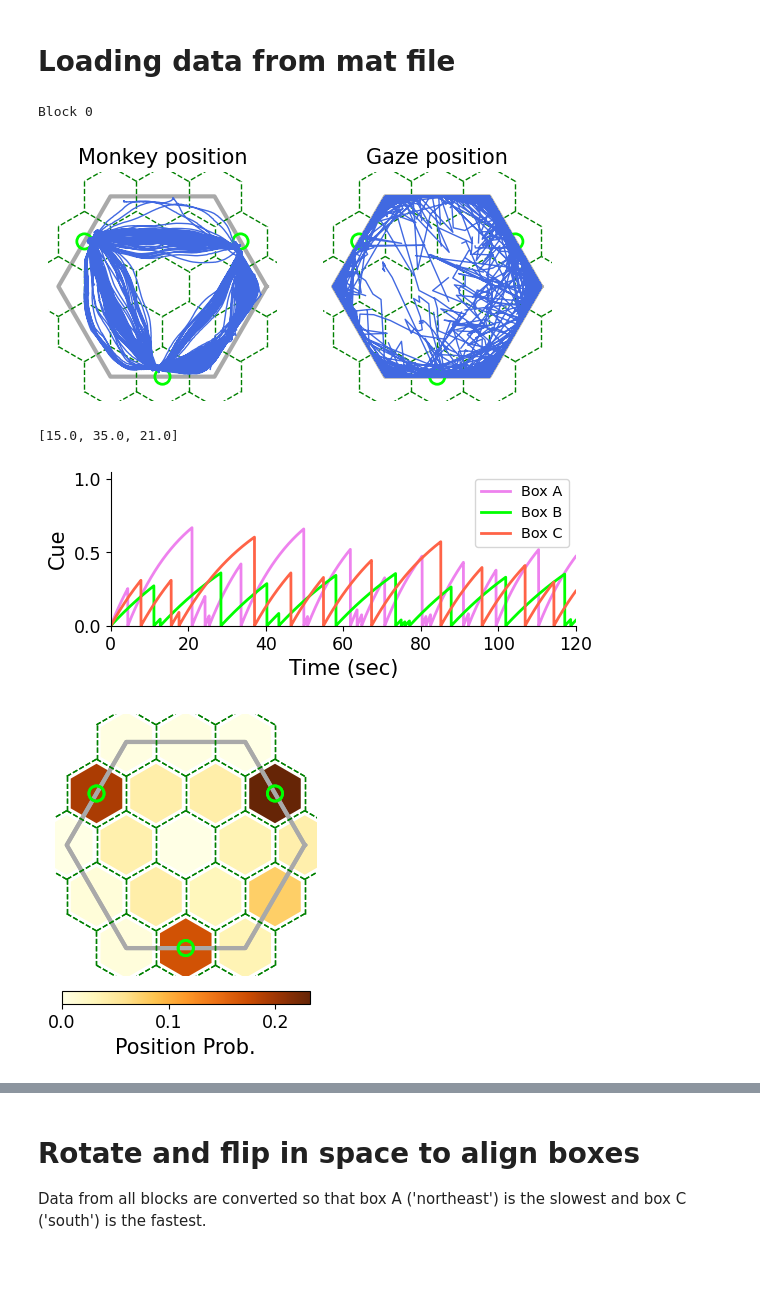
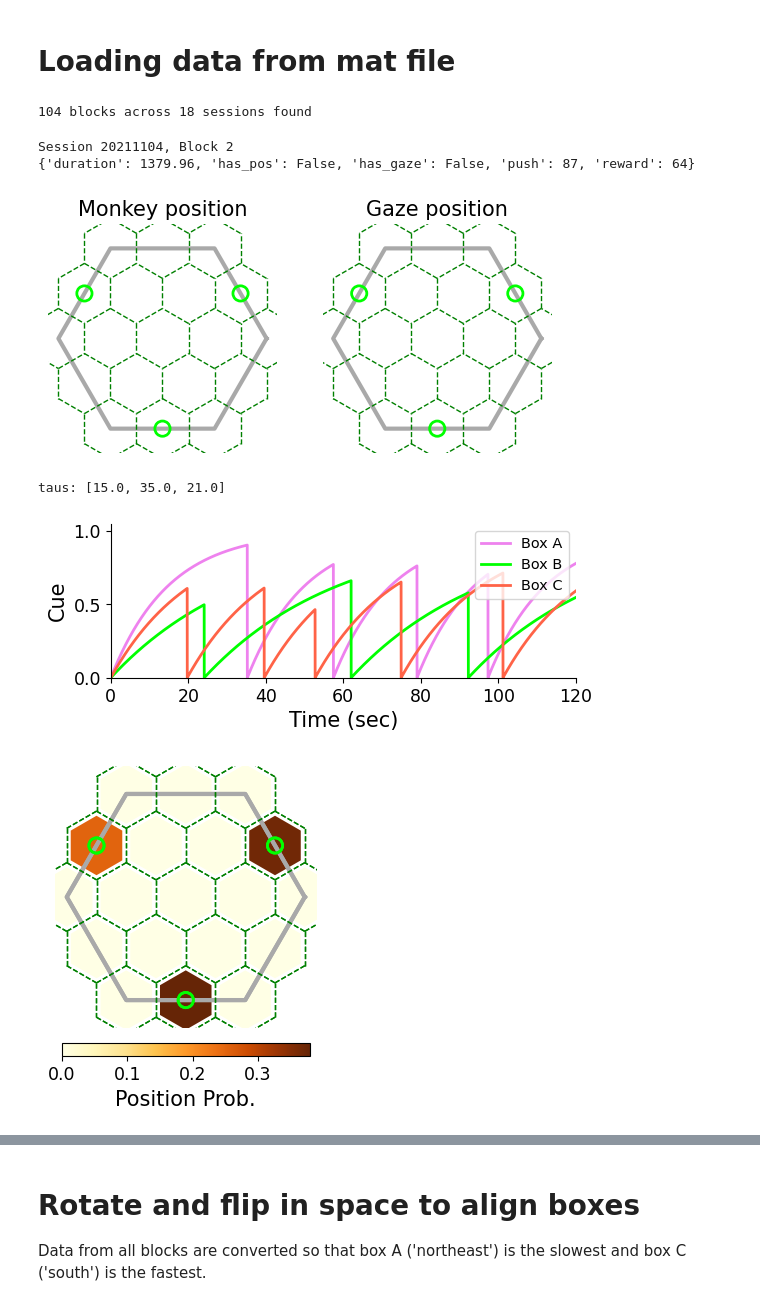
Before and after one commit to XaqLab/hex-arena, a Jupyter notebook: load-data.ipynb, the cells around one changed output, grey strips where cells are left out. Cells and saved outputs as stored; diff of their text form; code cells hidden in the pictures; blank space fills up the shorter version.

```diff
--- a/load-data.ipynb
+++ b/load-data.ipynb
@@ -15,20 +15,31 @@ import os
 
 FIG_PATH = Path('figures')
 os.makedirs(FIG_PATH, exist_ok=True)
+STORE_PATH = Path('store')
+os.makedirs(STORE_PATH, exist_ok=True)
 rng = np.random.default_rng()
 # %% [markdown]
 # Loading data from mat file
+# %%
+from hexarena.utils import get_valid_blocks, load_monkey_data, align_monkey_data
+
+filename = STORE_PATH/'foraging_masterTable/data_marco.mat'
+meta = get_valid_blocks(filename)
+num_blocks = sum([len(meta[s_id]) for s_id in meta])
+print('{} blocks across {} sessions found'.format(num_blocks, len(meta)))
+# %% [output]
+104 blocks across 18 sessions found
 # %%
-from hexarena.utils import load_monkey_data
-from hexarena.env import SimilarBoxForagingEnv
-
-filename = 'store/monkey-data_040523/testSession2.mat'
-block_idx = 0
-print('Block {}'.format(block_idx))
-block_data = load_monkey_data(filename, block_idx)
+session_id, block_idx = '20211104', 2
+print('Session {}, Block {}'.format(session_id, block_idx))
+print(meta[session_id][block_idx])
+block_data = load_monkey_data(filename, session_id, block_idx)
 # %% [output]
-Block 0
+Session 20211104, Block 2
+{'duration': 1379.96, 'has_pos': False, 'has_gaze': False, 'push': 87, 'reward': 64}
 # %%
+from hexarena.env import SimilarBoxForagingEnv
+
 env = SimilarBoxForagingEnv(
     box={
         '_target_': 'hexarena.box.StationaryBox', 'num_patches': 1, 'num_levels': 10, 'num_grades': 10,
@@ -40,41 +51,41 @@ fig, axes = plt.subplots(1, 2, figsize=(6.5, 3))
 
 ax = axes[0]
 env.arena.plot_mesh(ax)
-pos_xyz = block_data['pos_xyz']/1860.5
+pos_xyz = block_data['pos_xyz']/1860
 ax.plot(pos_xyz[:, 0], pos_xyz[:, 1], color='royalblue', linewidth=1)
 ax.set_title('Monkey position', fontsize='medium')
 
 ax = axes[1]
 env.arena.plot_mesh(ax)
 pos_xyz = block_data['gaze_xyz']/1860.5
 ax.plot(pos_xyz[:, 0], pos_xyz[:, 1], color='royalblue', linewidth=1)
 ax.set_title('Gaze position', fontsize='medium')
 
 plt.show()
 
-print([box.taus[0] for box in env.boxes])
+print('taus: {}'.format([box.taus[0] for box in env.boxes]))
 
 fig, ax = plt.subplots(figsize=(6, 2))
 colors = ['violet', 'lime', 'tomato']
 for i, color in enumerate(colors):
     ax.plot(block_data['t'], block_data['cues'][:, i], color=color)
 ax.legend(['Box A', 'Box B', 'Box C'], fontsize='x-small', loc='upper right')
 ax.set_xlim([0, 120])
 ax.set_xlabel('Time (sec)')
 ax.set_ylim([0, 1.05])
 ax.set_ylabel('Cue')
 
 env_data = env.convert_experiment_data(block_data)
 counts, _ = np.histogram(env_data['pos'], np.arange(-0.5, 0.5+env.arena.num_tiles))
 
 fig, ax = plt.subplots(figsize=(4, 4))
 env.arena.plot_mesh(ax)
 env.arena.plot_map(ax, counts/counts.sum(), clabel='Position Prob.')
 
 plt.show()
 # %% [output]
-[figure, old version]
+[figure, new version]
-[15.0, 35.0, 21.0]
+taus: [15.0, 35.0, 21.0]
-[figure, old version]
+[figure, new version]
-[figure, old version]
+[figure, new version]
 # %%
```
Also changed, not shown: parts of 4 cells of this notebook, 5 other files.
